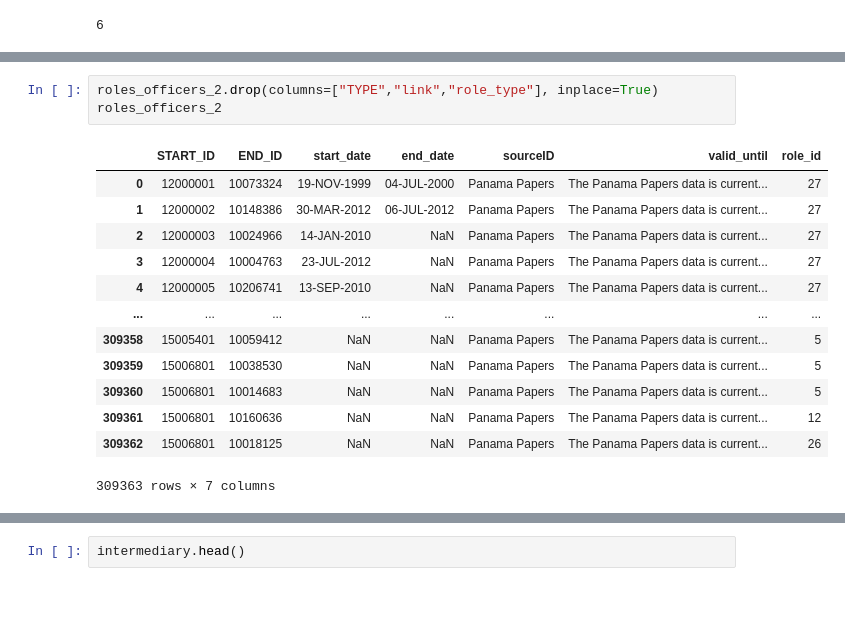
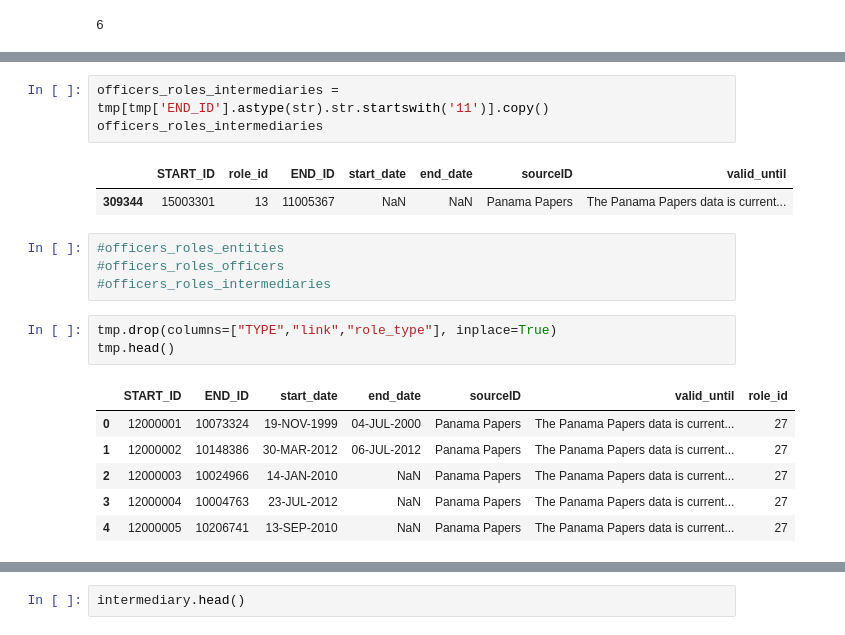
Before and after one commit to dimcel/Panama_papers_SQL, a Jupyter notebook: project.ipynb, the cells around one changed output, grey strips where cells are left out. Cells and saved outputs as stored; diff of their text form; blank space fills up the shorter version.

```diff
--- a/project.ipynb
+++ b/project.ipynb
@@ -566,19 +572,22 @@ tmp.shape
+# %%
+officers_roles_intermediaries = tmp[tmp['END_ID'].astype(str).str.startswith('11')].copy()
+officers_roles_intermediaries
+# %% [output]
+|  | START_ID | role_id | END_ID | start_date | end_date | sourceID | valid_until |
+| 309344 | 15003301 | 13 | 11005367 | NaN | NaN | Panama Papers | The Panama Papers data is current... |
+# %%
+#officers_roles_entities
+#officers_roles_officers
+#officers_roles_intermediaries
 # %%
-roles_officers_2.drop(columns=["TYPE","link","role_type"], inplace=True)
-roles_officers_2
+tmp.drop(columns=["TYPE","link","role_type"], inplace=True)
+tmp.head()
 # %% [output]
 |  | START_ID | END_ID | start_date | end_date | sourceID | valid_until | role_id |
 | 0 | 12000001 | 10073324 | 19-NOV-1999 | 04-JUL-2000 | Panama Papers | The Panama Papers data is current... | 27 |
 | 1 | 12000002 | 10148386 | 30-MAR-2012 | 06-JUL-2012 | Panama Papers | The Panama Papers data is current... | 27 |
 | 2 | 12000003 | 10024966 | 14-JAN-2010 | NaN | Panama Papers | The Panama Papers data is current... | 27 |
 | 3 | 12000004 | 10004763 | 23-JUL-2012 | NaN | Panama Papers | The Panama Papers data is current... | 27 |
 | 4 | 12000005 | 10206741 | 13-SEP-2010 | NaN | Panama Papers | The Panama Papers data is current... | 27 |
-| ... | ... | ... | ... | ... | ... | ... | ... |
-| 309358 | 15005401 | 10059412 | NaN | NaN | Panama Papers | The Panama Papers data is current... | 5 |
-| 309359 | 15006801 | 10038530 | NaN | NaN | Panama Papers | The Panama Papers data is current... | 5 |
-| 309360 | 15006801 | 10014683 | NaN | NaN | Panama Papers | The Panama Papers data is current... | 5 |
-| 309361 | 15006801 | 10160636 | NaN | NaN | Panama Papers | The Panama Papers data is current... | 12 |
-| 309362 | 15006801 | 10018125 | NaN | NaN | Panama Papers | The Panama Papers data is current... | 26 |
-309363 rows × 7 columns
 # %%
 #make the roles_id column the second column in roles_officers_2 using df[column1, column2, column3]= df[column2, column1, column3]
```
Also changed, not shown: parts of 21 cells of this notebook, 2 other files.
